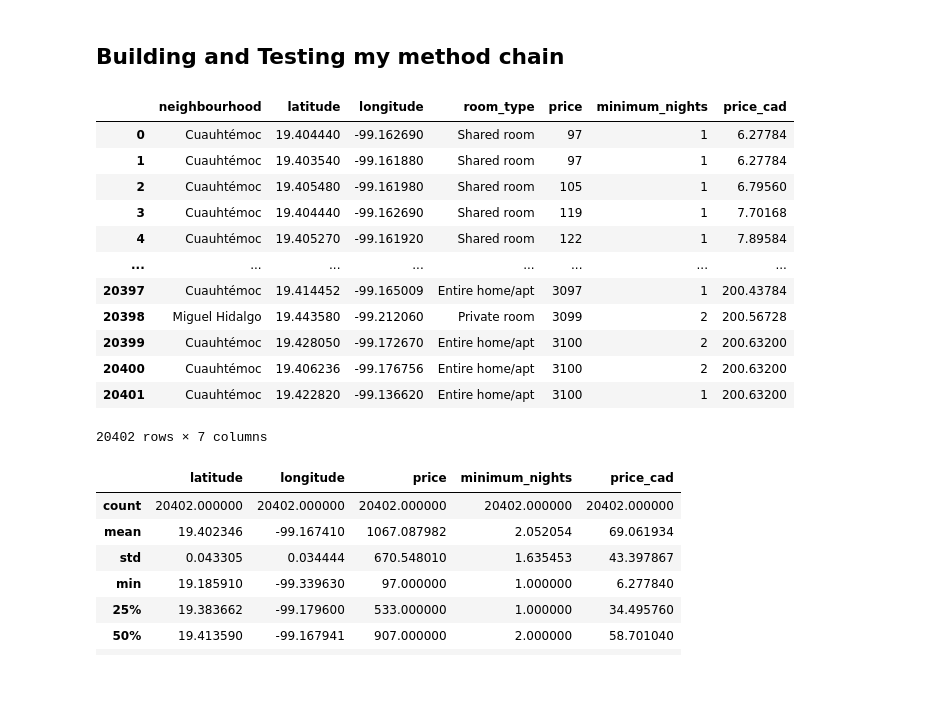
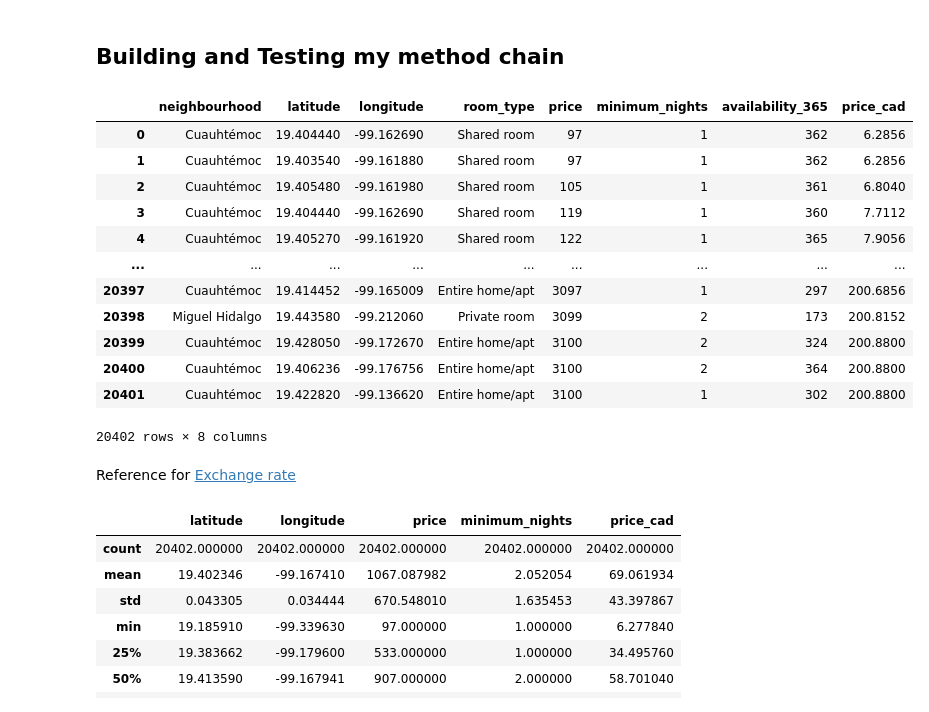
Before and after one commit to ubco-W2022T2-data301/project-group-group21, a Jupyter notebook: analysis/analysis2.ipynb, the cells around one changed output. Drawn from its saved outputs; the diff is of its cells as text; code cells hidden in the pictures; blank space fills up the shorter version.

```diff
--- a/analysis/analysis2.ipynb
+++ b/analysis/analysis2.ipynb
@@ -285,27 +267,35 @@ clean_data.describe()
 # %% [markdown]
 ## Building and Testing my method chain
 # %%
-# method chaining
+# Method chaining
+
+# Apply Exchange rate conversion to the price in pesos to convert to Canadian dollars (Used average exchange rate for 2022)
+
+y = 0.0648
+
 #Drop irrelevant columns, drop minimum nights if >14, Drop price >10,000 and add column with exchange rate, sort by price
+
 new_df = (
-    df.drop(columns = ["id", "name", "host_id", "host_name", "neighbourhood_group","number_of_reviews","last_review", "reviews_per_month","calculated_host_listings_count","number_of_reviews_ltm","license","availability_365"])
+    df.drop(columns = ["id", "name", "host_id", "host_name", "neighbourhood_group","number_of_reviews","last_review", "reviews_per_month","calculated_host_listings_count","number_of_reviews_ltm","license"])
     .drop(df[df['price']>3100].index) .loc[lambda x: x['minimum_nights']<15].loc[lambda x: x['price']>0]
-    .assign(price_cad=lambda x: x['price']*0.06472)).sort_values("price", ascending=True).reset_index(drop=True)
+    .assign(price_cad=lambda x: x['price']*y)).sort_values("price", ascending=True).reset_index(drop=True)
 new_df
 # %% [output]
-|  | neighbourhood | latitude | longitude | room_type | price | minimum_nights | price_cad |
-| 0 | Cuauhtémoc | 19.404440 | -99.162690 | Shared room | 97 | 1 | 6.27784 |
-| 1 | Cuauhtémoc | 19.403540 | -99.161880 | Shared room | 97 | 1 | 6.27784 |
-| 2 | Cuauhtémoc | 19.405480 | -99.161980 | Shared room | 105 | 1 | 6.79560 |
-| 3 | Cuauhtémoc | 19.404440 | -99.162690 | Shared room | 119 | 1 | 7.70168 |
-| 4 | Cuauhtémoc | 19.405270 | -99.161920 | Shared room | 122 | 1 | 7.89584 |
-| ... | ... | ... | ... | ... | ... | ... | ... |
-| 20397 | Cuauhtémoc | 19.414452 | -99.165009 | Entire home/apt | 3097 | 1 | 200.43784 |
-| 20398 | Miguel Hidalgo | 19.443580 | -99.212060 | Private room | 3099 | 2 | 200.56728 |
-| 20399 | Cuauhtémoc | 19.428050 | -99.172670 | Entire home/apt | 3100 | 2 | 200.63200 |
-| 20400 | Cuauhtémoc | 19.406236 | -99.176756 | Entire home/apt | 3100 | 2 | 200.63200 |
-| 20401 | Cuauhtémoc | 19.422820 | -99.136620 | Entire home/apt | 3100 | 1 | 200.63200 |
+|  | neighbourhood | latitude | longitude | room_type | price | minimum_nights | availability_365 | price_cad |
+| 0 | Cuauhtémoc | 19.404440 | -99.162690 | Shared room | 97 | 1 | 362 | 6.2856 |
+| 1 | Cuauhtémoc | 19.403540 | -99.161880 | Shared room | 97 | 1 | 362 | 6.2856 |
+| 2 | Cuauhtémoc | 19.405480 | -99.161980 | Shared room | 105 | 1 | 361 | 6.8040 |
+| 3 | Cuauhtémoc | 19.404440 | -99.162690 | Shared room | 119 | 1 | 360 | 7.7112 |
+| 4 | Cuauhtémoc | 19.405270 | -99.161920 | Shared room | 122 | 1 | 365 | 7.9056 |
+| ... | ... | ... | ... | ... | ... | ... | ... | ... |
+| 20397 | Cuauhtémoc | 19.414452 | -99.165009 | Entire home/apt | 3097 | 1 | 297 | 200.6856 |
+| 20398 | Miguel Hidalgo | 19.443580 | -99.212060 | Private room | 3099 | 2 | 173 | 200.8152 |
+| 20399 | Cuauhtémoc | 19.428050 | -99.172670 | Entire home/apt | 3100 | 2 | 324 | 200.8800 |
+| 20400 | Cuauhtémoc | 19.406236 | -99.176756 | Entire home/apt | 3100 | 2 | 364 | 200.8800 |
+| 20401 | Cuauhtémoc | 19.422820 | -99.136620 | Entire home/apt | 3100 | 1 | 302 | 200.8800 |
-20402 rows × 7 columns
+20402 rows × 8 columns
+# %% [markdown]
+Reference for [Exchange rate](https://www.exchangerates.org.uk/MXN-CAD-spot-exchange-rates-history-2022.html)
 # %%
 new_df.describe()
 # %% [output]
```
Also changed, not shown: parts of 27 cells of this notebook, 1 other file.
